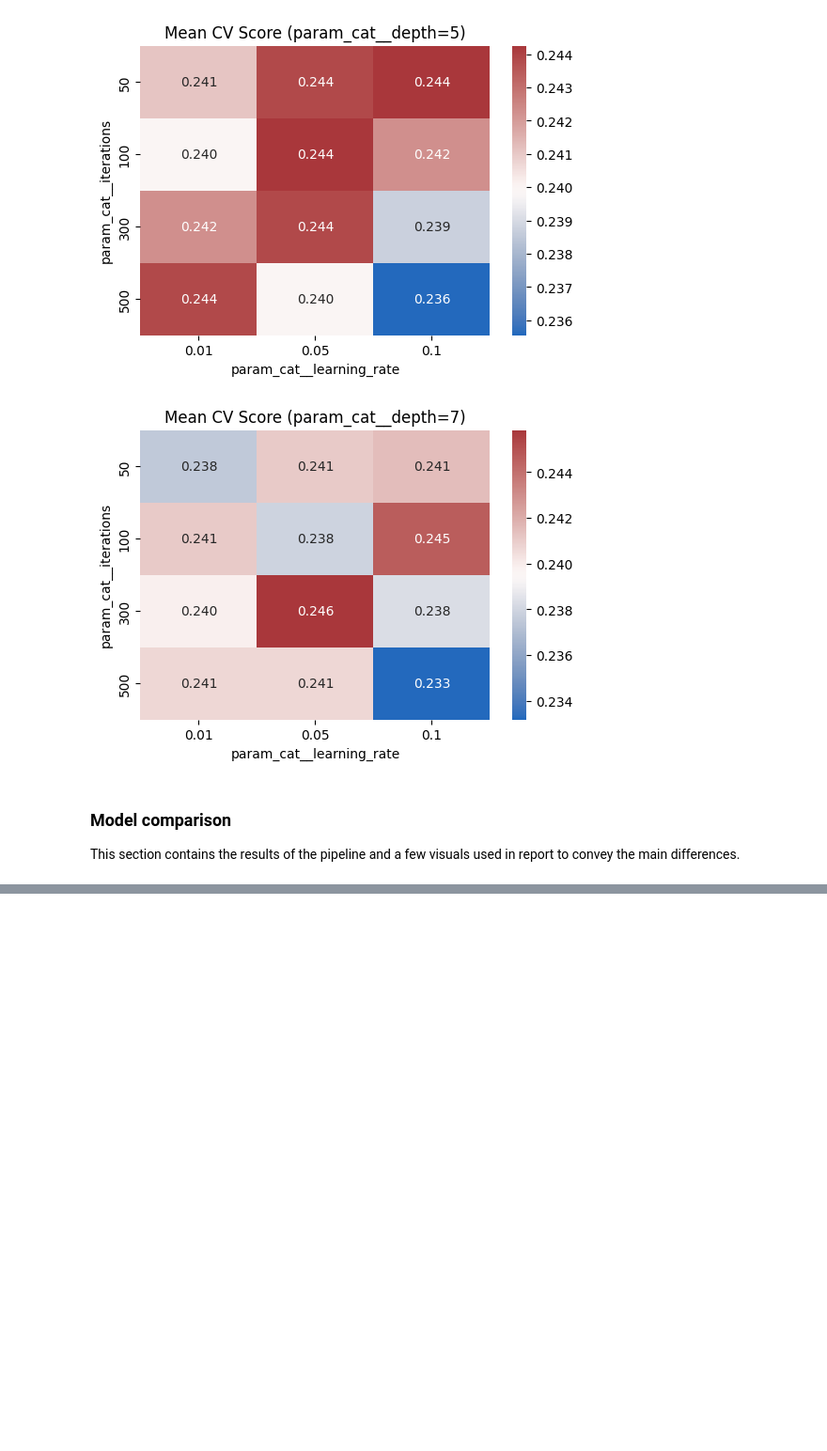
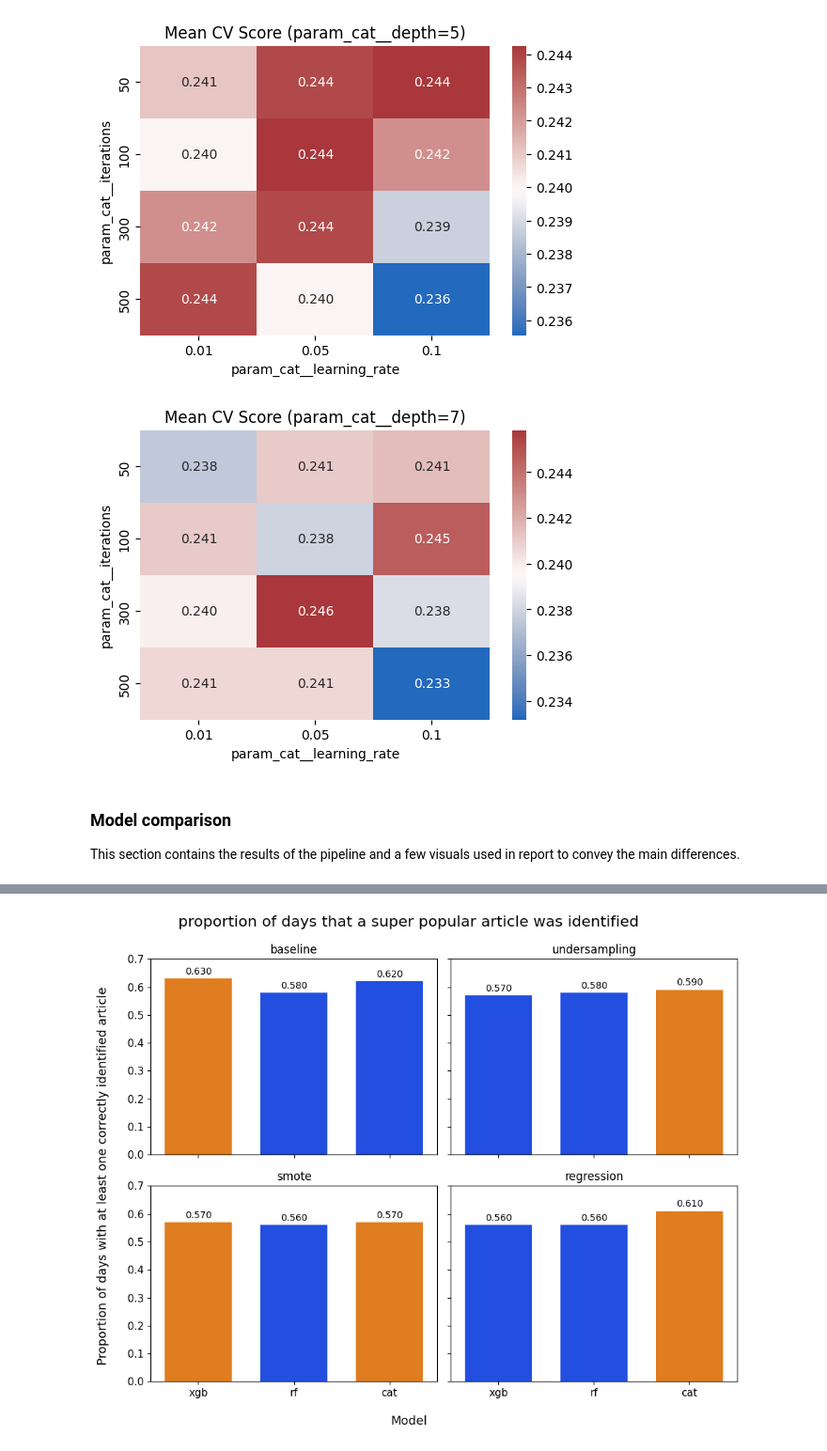
Before and after one commit to DovydasVe/article_popularity_prediction, a Jupyter notebook: pipeline.ipynb, the cells around one changed output, grey strips where cells are left out. Shown at 94% size. Cells and saved outputs as stored; diff of their text form; code cells hidden in the pictures; blank space fills up the shorter version.

```diff
--- a/pipeline.ipynb
+++ b/pipeline.ipynb
@@ -683,6 +693,7 @@ hit_list = fetch_top_predictions(top10_list, X_test_sets, y_test_sets_class, y_t
 
 print(np.average(hit_list))
 score_collector['cat']['baseline'] = round(np.average(hit_list), 4)
+at_least_one_collector['cat']['baseline'] = sum([i>=1 for i in hit_list])/100
 # %% [output]
 0.75
 # %% [markdown]
@@ -740,6 +751,7 @@ hit_list = fetch_top_predictions(top10_list, X_test_sets, y_test_sets_class, y_t
 
 print(np.average(hit_list))
 score_collector['cat']['undersampling'] = round(np.average(hit_list), 4)
+at_least_one_collector['cat']['undersampling'] = sum([i>=1 for i in hit_list])/100
 # %% [output]
 0.81
 # %% [markdown]
@@ -798,4 +809,5 @@ hit_list = fetch_top_predictions(top10_list, X_test_sets, y_test_sets_class, y_t
 
 print(np.average(hit_list))
 score_collector['cat']['smote'] = round(np.average(hit_list), 4)
+at_least_one_collector['cat']['smote'] = sum([i>=1 for i in hit_list])/100
 # %% [output]
@@ -854,6 +866,7 @@ hit_list = fetch_top_predictions(top3_list, X_test_sets, y_test_sets_class, y_te
 
 np.average(hit_list)
 score_collector['cat']['regression'] = round(np.average(hit_list), 4)
+at_least_one_collector['cat']['regression'] = sum([i>=1 for i in hit_list])/100
 # %% [markdown]
 ### **Model comparison**
 
@@ -1022,3 +1035,64 @@ plt.show()
+# %%
+df = pd.DataFrame(at_least_one_collector).T.reset_index().melt(
+    id_vars='index', var_name='Strategy', value_name='Score')
+df.rename(columns={'index': 'Model'}, inplace=True)
+
+strategies = df['Strategy'].unique()
+models = df['Model'].unique()
+fig, axes = plt.subplots(2, 2, figsize=(10, 8), sharex=True, sharey=True)
+axes = axes.flatten()
+
+bright_palette = sns.color_palette('bright')
+blue = bright_palette[0]
+orange = bright_palette[1]
+
+for i, strategy in enumerate(strategies):
+    ax = axes[i]
+    subset = df[df['Strategy'] == strategy]
+    ax.set_title(strategy, fontsize=12)
+
+    colors = [orange if score == subset['Score'].max() else blue for score in subset['Score']]
+
+    sns.barplot(
+        x='Model',
+        y='Score',
+        data=subset,
+        ax=ax,
+        palette=colors,
+        width=0.7
+    )
+
+    for p in ax.patches:
+        height = p.get_height()
+        ax.text(
+            p.get_x() + p.get_width() / 2,
+            height + 0.008,
+            f"{height:.3f}",
+            ha='center',
+            va='bottom',
+            fontsize=10
+        )
+
+    # yticks = np.arange(0.05, 0.36, 0.1)
+    # ax.set_yticks(yticks)
+    # ax.set_yticklabels([f"{x:.2f}" for x in yticks])
+    ax.set_ylim(0, 0.7)
+
+    ax.set_ylabel('')
+    ax.set_xlabel('')
+    ax.tick_params(axis='x', labelsize=11)
+    ax.tick_params(axis='y', labelsize=11)
+
+
+fig.suptitle("proportion of days that a super popular article was identified", fontsize=16)
+
+fig.text(0.04, 0.5, 'Proportion of days with at least one correctly identified article', va='center', rotation='vertical', fontsize=13)
+fig.text(0.5, 0.04, 'Model', ha='center', rotation='horizontal', fontsize=13)
+
+plt.tight_layout(rect=[0.07, 0.07, 1, 0.99])
+plt.show()
+# %% [output]
+[figure, added]
 # %%
 def scores_dict_to_df(scores, split_name):
     return (
```
Also changed, not shown: parts of 26 cells of this notebook.
